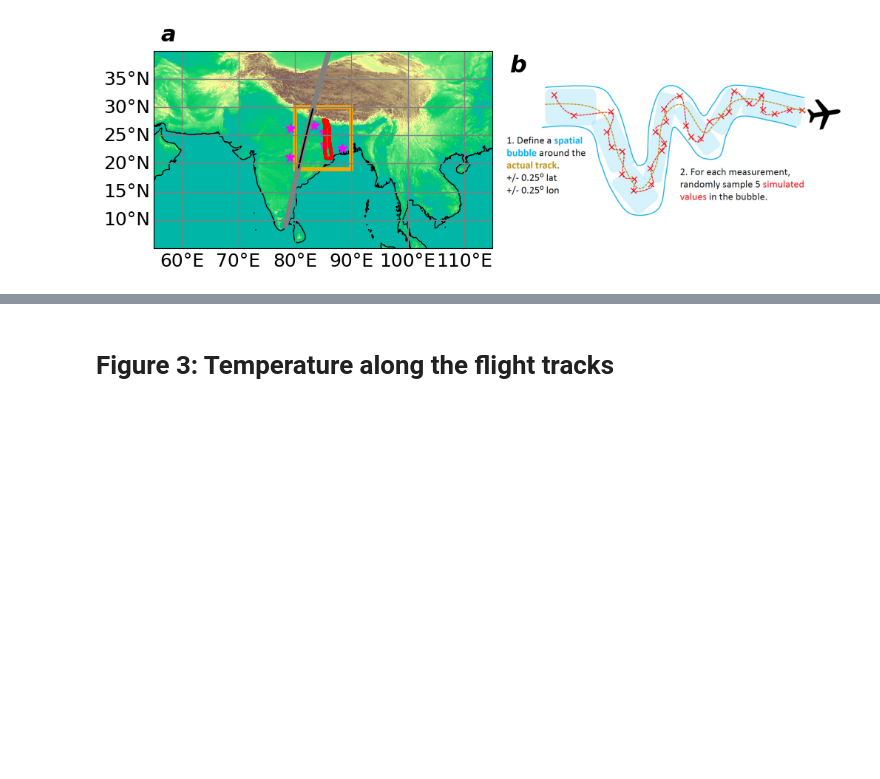
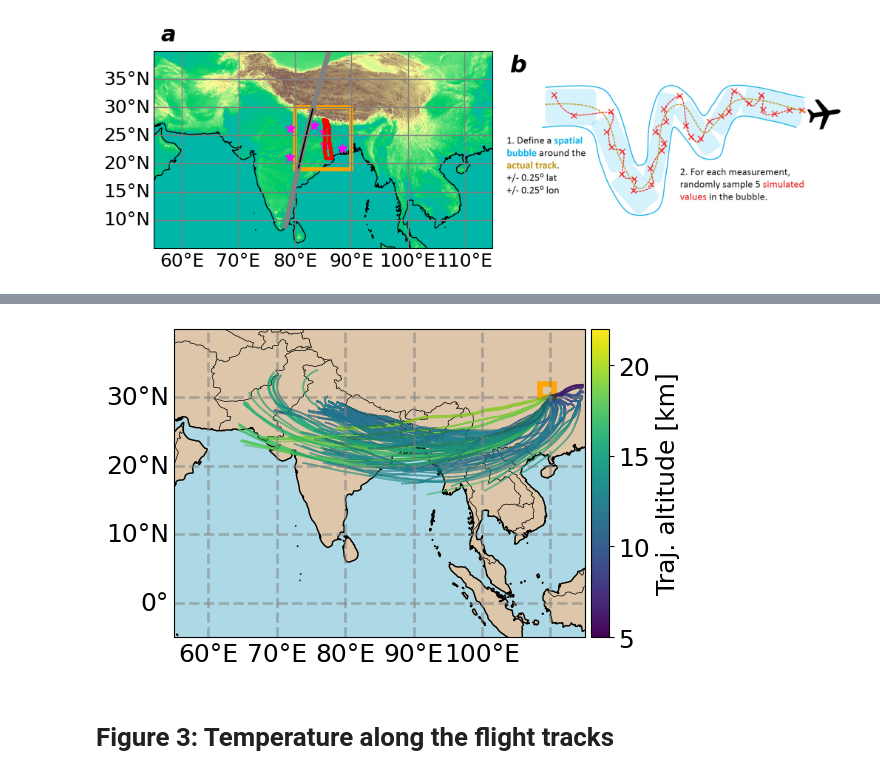
Before and after one commit to sylviasullivan/UTLS-profiles, a Jupyter notebook: Figures_article3.ipynb, the cells around one changed output, grey strips where cells are left out. Drawn from its saved outputs; the diff is of its cells as text; code cells hidden in the pictures; blank space fills up the shorter version.

```diff
--- a/Figures_article3.ipynb
+++ b/Figures_article3.ipynb
@@ -170,30 +172,61 @@ NameError: name 'alt' is not defined
 # %%
+fs = 18
+fig = plt.figure(figsize=(6,4))
+gs = fig.add_gridspec(1,1)
+ax0 = fig.add_subplot(gs[0,0], projection=ccrs.PlateCarree())
+
+ax0.coastlines()
+ax0.set_extent([55, 115, -5, 40],crs=ccrs.PlateCarree())
+
+gl = ax0.gridlines(crs=ccrs.PlateCarree(), draw_labels=True,
+                  linewidth=2, color='gray', alpha=0.5, linestyle='--')
+gl.xlabels_top = False
+gl.ylabels_right = False
+gl.xformatter = LONGITUDE_FORMATTER
+gl.yformatter = LATITUDE_FORMATTER
+gl.xlabel_style = {'size': fs}
+gl.ylabel_style = {'size': fs}
+ax0.add_feature(cfeature.OCEAN, facecolor='lightblue')
+ax0.add_feature(cfeature.LAND, facecolor='tan', alpha=0.75)
+ax0.add_feature(cfeature.BORDERS, linewidth=0.5)
+
+# Create and add a rectangle for the small subdomain
+lon_min, lon_max = 108.5, 110.5
+lat_min, lat_max = 30, 32
+box = mpatches.Rectangle( (lon_min, lat_min), lon_max - lon_min, lat_max - lat_min, linewidth=4,
+    edgecolor='orange', facecolor='none', transform=ccrs.PlateCarree() )
+ax0.add_patch(box)
+
 # How many trajectories to plot? Overlay on topography in purple.
 norm = plt.Normalize(5,22)
-n = 100
+n = 150
 for i in np.arange(n):
-    # Create a set of line segments to color individually. Points in N x 1 x 2 array.
-    points = np.array([traj_lon[:,i],traj_lat[:,i]]).T.reshape(-1,1,2)
+    points = np.array([traj_lon[:,i], traj_lat[:,i]]).T.reshape(-1, 1, 2)
     segments = np.concatenate([points[:-1], points[1:]], axis=1)
-    lc = LineCollection(segments,cmap='Purples',norm=norm)
+    lc = LineCollection(segments, cmap='viridis', norm=norm, rasterized=True)  # <--- rasterized=True
     lc.set_array(traj_alt[:,i])
-    lc.set_linewidth(0.5)
-    line = ax0.add_collection(lc)
+    lc.set_linewidth(1)
+    ax0.add_collection(lc)
 
-sm = plt.cm.ScalarMappable(cmap='Purples',norm=norm)
+sm = plt.cm.ScalarMappable(cmap='viridis',norm=norm)
 sm.set_array([])
 cbar_ax = fig.add_axes([0, 0, 0.1, 0.1])
 
 def resize_colorbar(event):
     plt.draw()
     posn = ax0.get_position()
     cbar_ax.set_position([posn.x0 + posn.width + 0.01, posn.y0, 0.03, posn.height])
 
 fig.canvas.mpl_connect('resize_event', resize_colorbar)
 c = plt.colorbar(sm, cax=cbar_ax)
 c.set_label('Traj. altitude [km]',fontsize=fs)
 c.ax.tick_params(labelsize=fs)
 resize_colorbar(None)
+
+fig.savefig('/groups/sylvia/UTLS-profiles/output/domain-trajectories.pdf', bbox_inches='tight')
+plt.show()
+# %% [output]
+[figure, added]
 # %% [markdown]
 # Figure 3: Temperature along the flight tracks
 # %%
```
Also changed, not shown: parts of 65 cells of this notebook, 2 other files.
